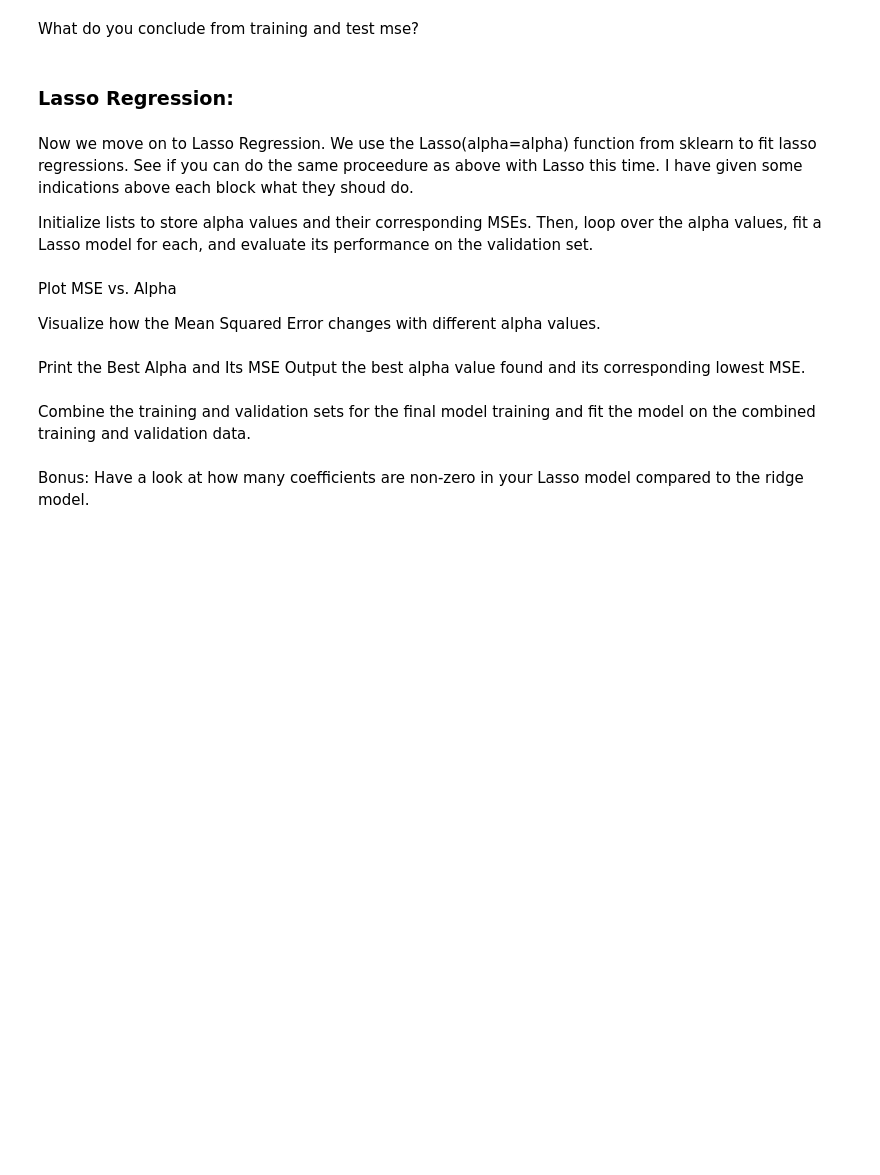
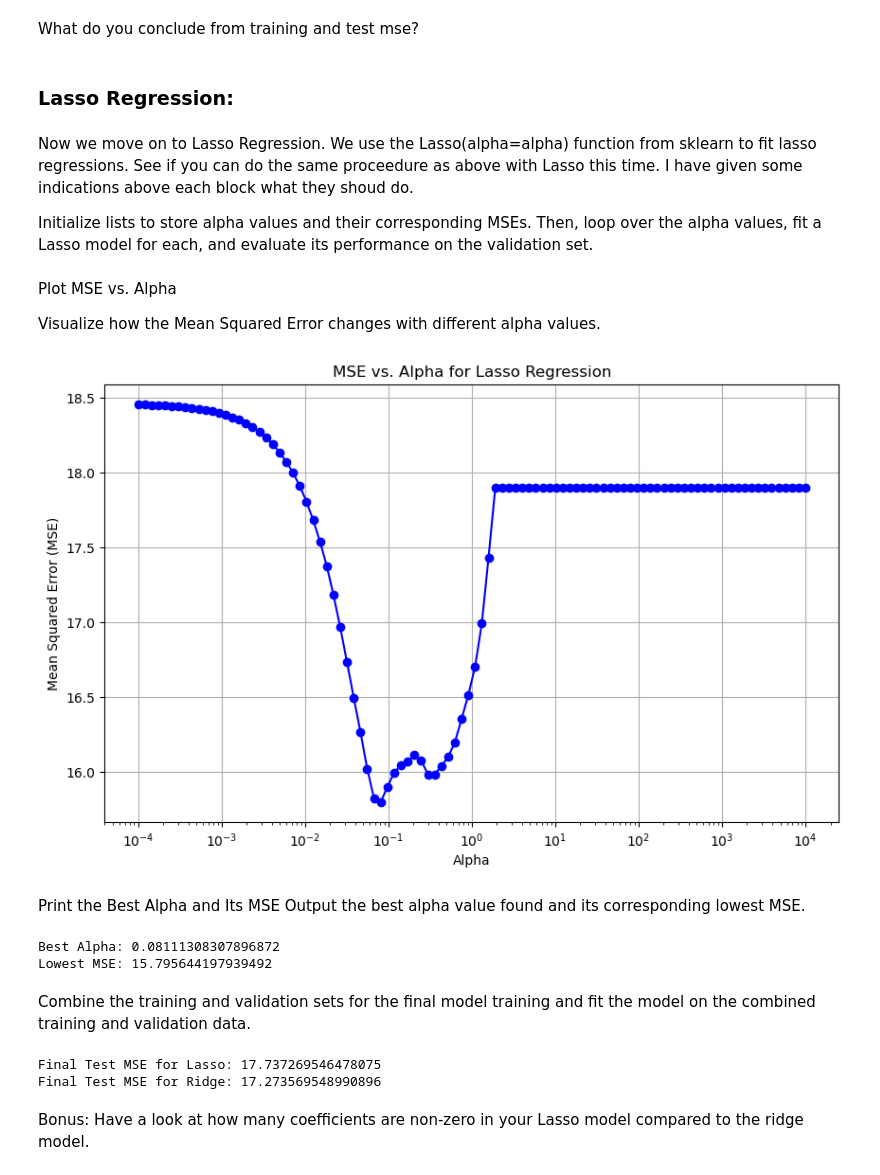
Before and after one commit to mona-borth/Hertie_ML_2025_Labs, a Jupyter notebook: lab4.ipynb, the cells around one changed output. Drawn from its saved outputs; the diff is of its cells as text; code cells hidden in the pictures; blank space fills up the shorter version.

```diff
--- a/lab4.ipynb
+++ b/lab4.ipynb
@@ -153,14 +317,66 @@ What do you conclude from training and test mse?
 Now we move on to Lasso Regression. We use the Lasso(alpha=alpha) function from sklearn to fit lasso regressions. See if you can do the same proceedure as above with Lasso this time. I have given some indications above each block what they shoud do.
 
 Initialize lists to store alpha values and their corresponding MSEs. Then, loop over the alpha values, fit a Lasso model for each, and evaluate its performance on the validation set.
+# %%
+alphas = np.logspace(-4, 4, 100)
+
+alpha_values = []
+mse_values = []
+best_alpha = None
+lowest_mse = np.inf
+
+for alpha in alphas:
+    model = Lasso(alpha=alpha)
+    model.fit(X_train, y_train)
+    y_pred = model.predict(X_val)
+    mse = mean_squared_error(y_val, y_pred)
+
+    alpha_values.append(alpha)
+    mse_values.append(mse)
+
+    if mse < lowest_mse:
+        best_alpha = alpha
+        lowest_mse = mse
 # %% [markdown]
 Plot MSE vs. Alpha
 
 Visualize how the Mean Squared Error changes with different alpha values.
+# %%
+plt.figure(figsize=(10, 6))
+plt.semilogx(alpha_values, mse_values, marker='o', linestyle='-', color='b')
+plt.xlabel('Alpha')
+plt.ylabel('Mean Squared Error (MSE)')
+plt.title('MSE vs. Alpha for Lasso Regression')
+plt.grid(True)
+plt.show()
+# %% [output]
+[figure, added]
 # %% [markdown]
 Print the Best Alpha and Its MSE
 Output the best alpha value found and its corresponding lowest MSE.
+# %%
+print(f"Best Alpha: {best_alpha}")
+print(f"Lowest MSE: {lowest_mse}")
+# %% [output]
+Best Alpha: 0.08111308307896872
+Lowest MSE: 15.795644197939492
 # %% [markdown]
  Combine the training and validation sets for the final model training and fit the model on the combined training and validation data.
+# %%
+X_train_val = np.vstack((X_train, X_val))
+y_train_val = np.concatenate((y_train, y_val))
+
+final_lasso_model = Lasso(alpha=best_alpha)
+
+final_lasso_model.fit(X_train_val, y_train_val)
+y_test_pred_lasso = final_lasso_model.predict(X_test)
+
+final_test_mse_lasso = mean_squared_error(y_test, y_test_pred_lasso)
+
+print(f"Final Test MSE for Lasso: {final_test_mse_lasso}")
+print(f"Final Test MSE for Ridge: {test_mse_ridge}")
+# %% [output]
+Final Test MSE for Lasso: 17.737269546478075
+Final Test MSE for Ridge: 17.273569548990896
 # %% [markdown]
 Bonus: Have a look at how many coefficients are non-zero in your Lasso model compared to the ridge model.
```
Also changed, not shown: parts of 25 cells of this notebook.
